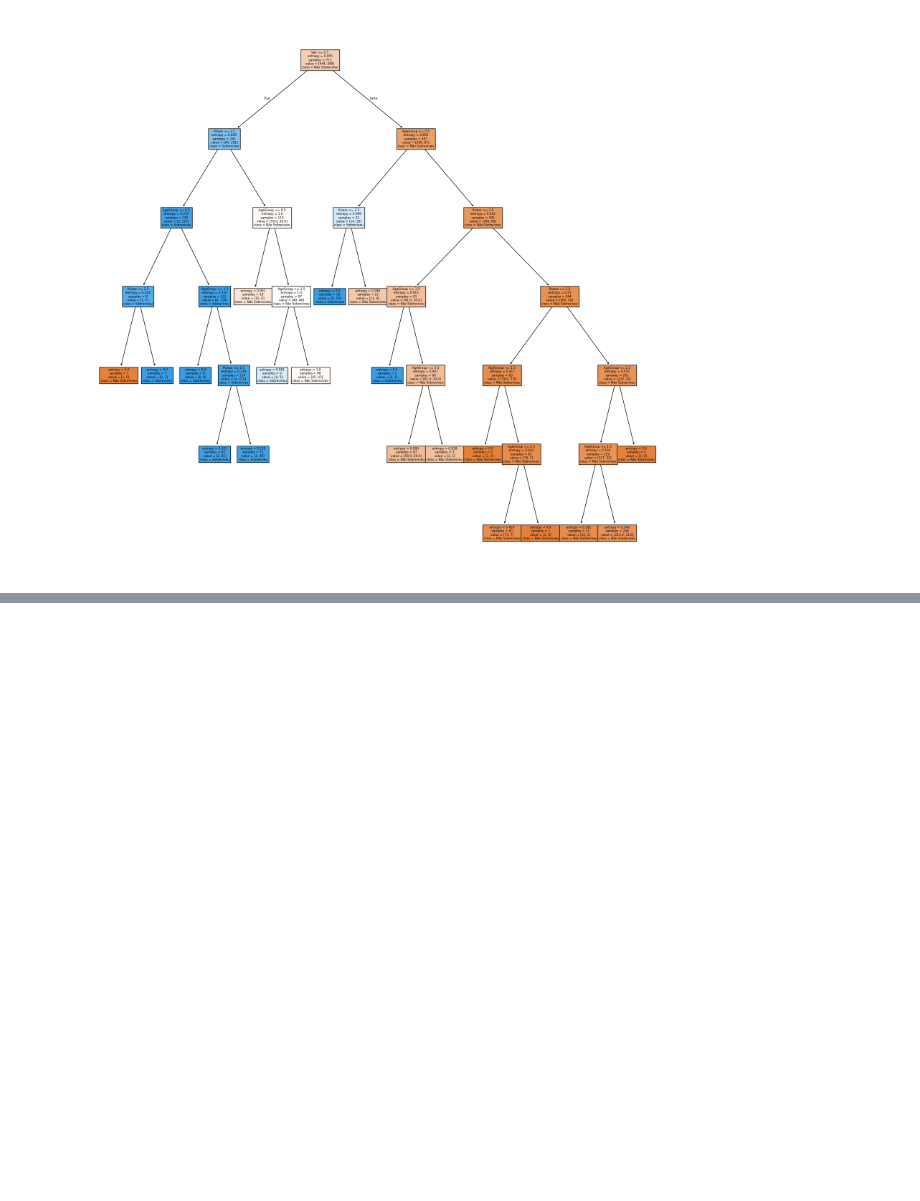
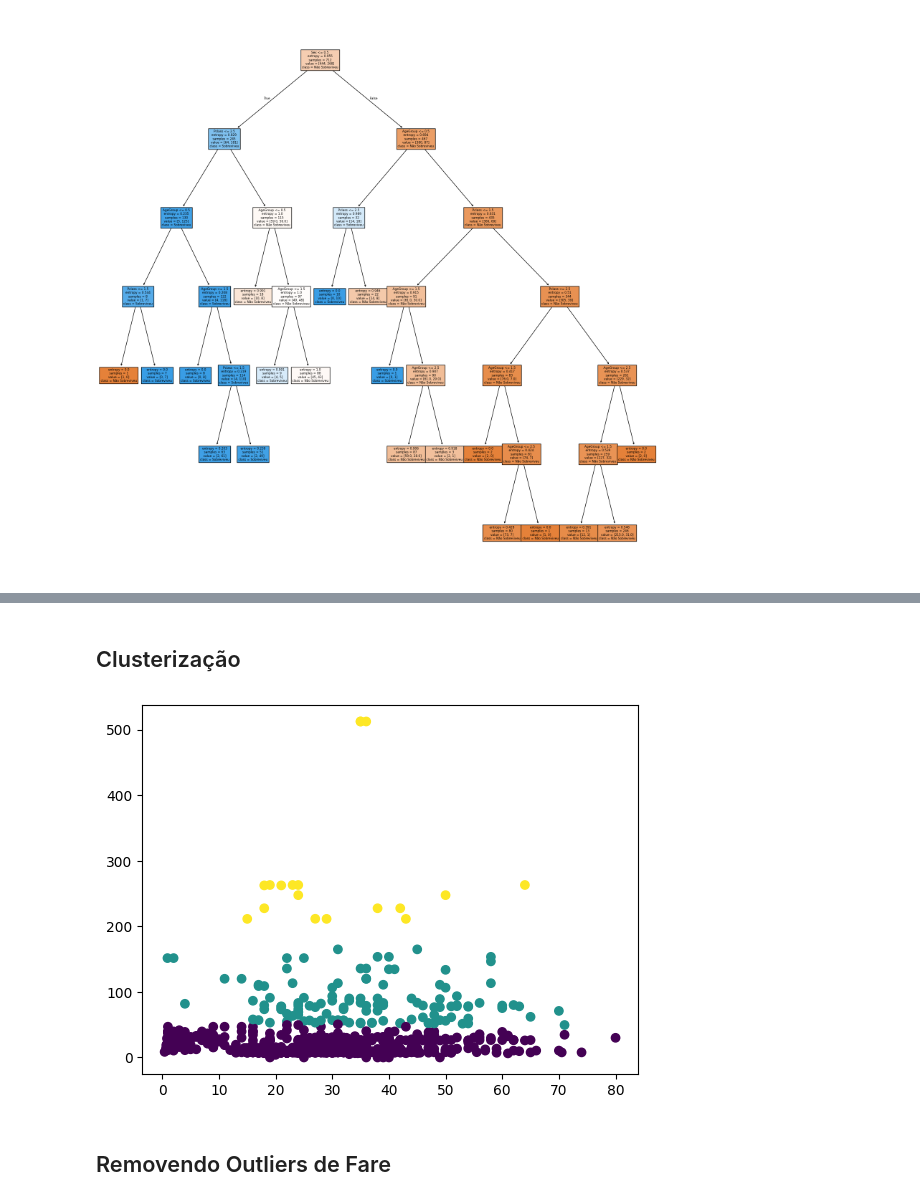
Before and after one commit to davischneider/titanic-dataset, a Jupyter notebook: titanic.ipynb, the cells around one changed output, grey strips where cells are left out. Saved outputs shown, nothing was run; the diff lists cells and outputs as text; code cells hidden in the pictures; blank space fills up the shorter version.

```diff
--- a/titanic.ipynb
+++ b/titanic.ipynb
@@ -207,0 +271,12 @@ plt.show()
+# %% [markdown]
+## Clusterização
+# %%
+kmeans = KMeans(n_clusters=3, random_state=0).fit(X)
+
+fig, ax = plt.subplots()
+ax.scatter(X['Age'], X['Fare'], c=kmeans.labels_)
+plt.show()
+# %% [output]
+[figure, added]
+# %% [markdown]
+## Removendo Outliers de Fare
```
Also changed, not shown: parts of 15 cells of this notebook.
